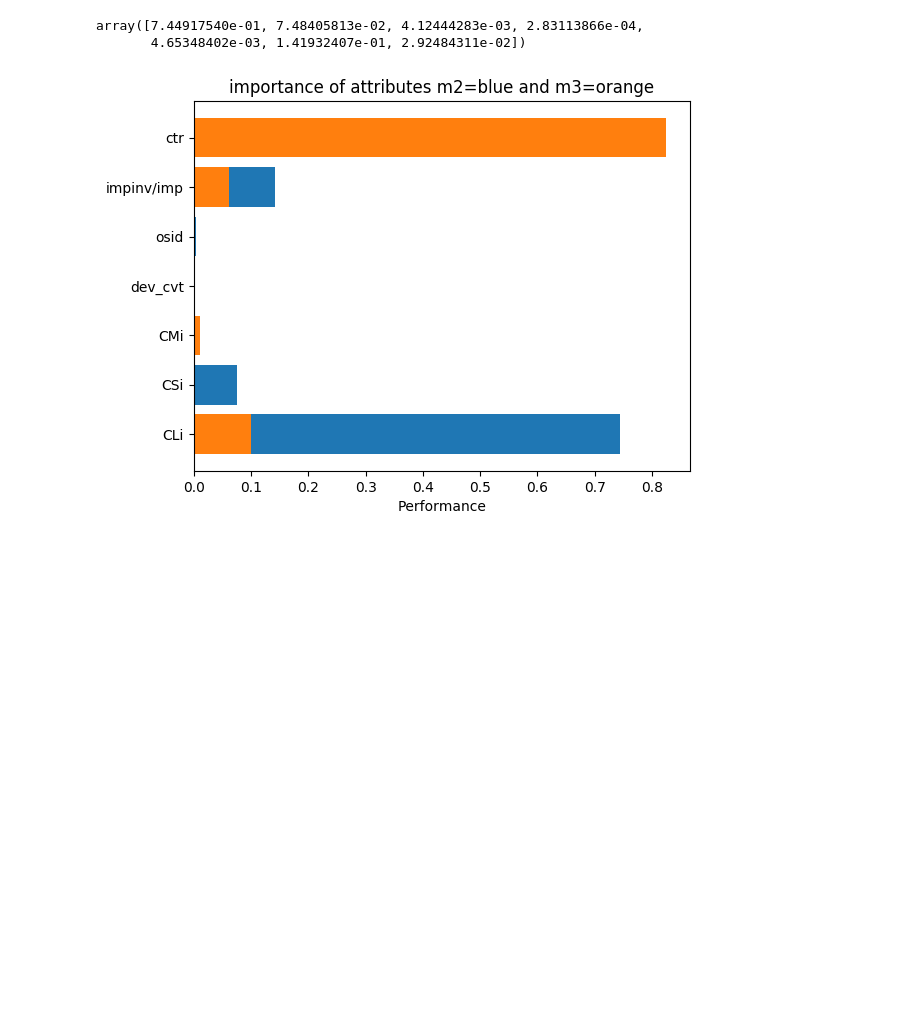
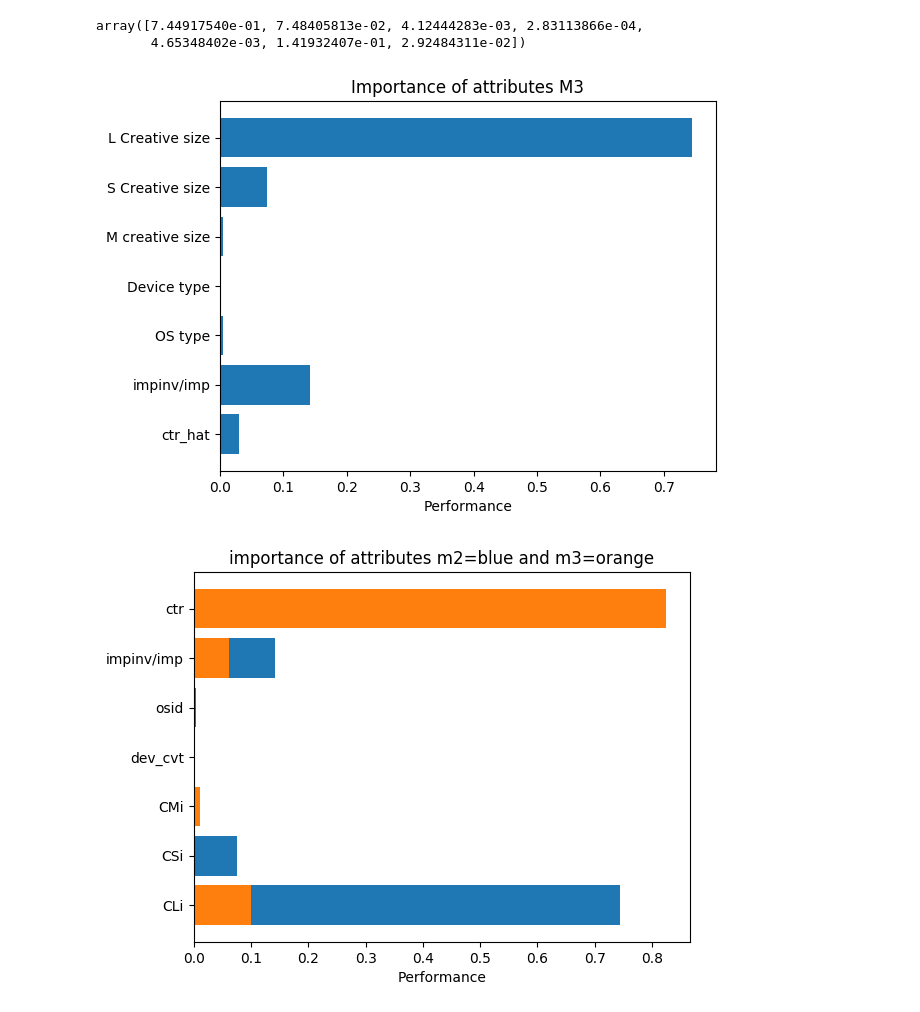
Before and after one commit to taiseii/D.c.2, a Jupyter notebook: Analysis2.ipynb, the cells around one changed output. Cells and saved outputs as stored; diff of their text form; code cells hidden in the pictures; blank space fills up the shorter version.

```diff
--- a/Analysis2.ipynb
+++ b/Analysis2.ipynb
@@ -466,6 +467,23 @@ m3.feature_importances_
 # %% [output]
 array([7.44917540e-01, 7.48405813e-02, 4.12444283e-03, 2.83113866e-04,
        4.65348402e-03, 1.41932407e-01, 2.92484311e-02])
+# %%
+plt.rcdefaults()
+figm3, axm3 = plt.subplots()
+m3_feature_og = ('L Creative size','S Creative size','M creative size',
+                'Device type','OS type','impinv/imp','ctr_hat')
+y_pos_m3_feature_og = np.arange(len(m3_feature_og))
+performance_m3 = m3.feature_importances_
+axm3.barh(y_pos_m3_feature_og,performance_m3 ,align='center')
+axm3.set_yticks(y_pos_m3_feature_og)
+axm3.set_yticklabels(m3_feature_og)
+axm3.invert_yaxis()
+axm3.set_xlabel('Performance')
+axm3.set_title('Importance of attributes M3')
+
+plt.show()
+# %% [output]
+[figure, added]
 # %%
 plt.rcdefaults()
 fig, ax = plt.subplots()
```
Also changed, not shown: parts of 5 cells of this notebook, 1 other file.
